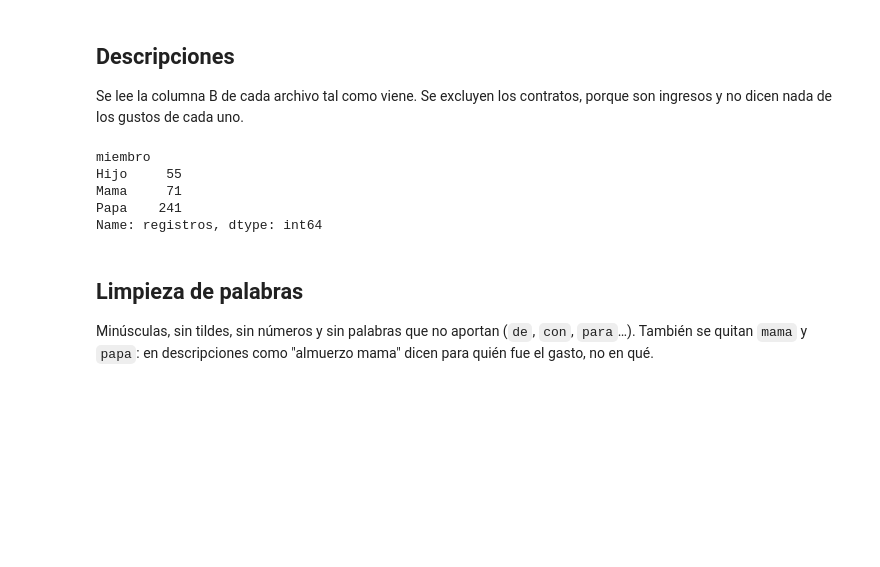
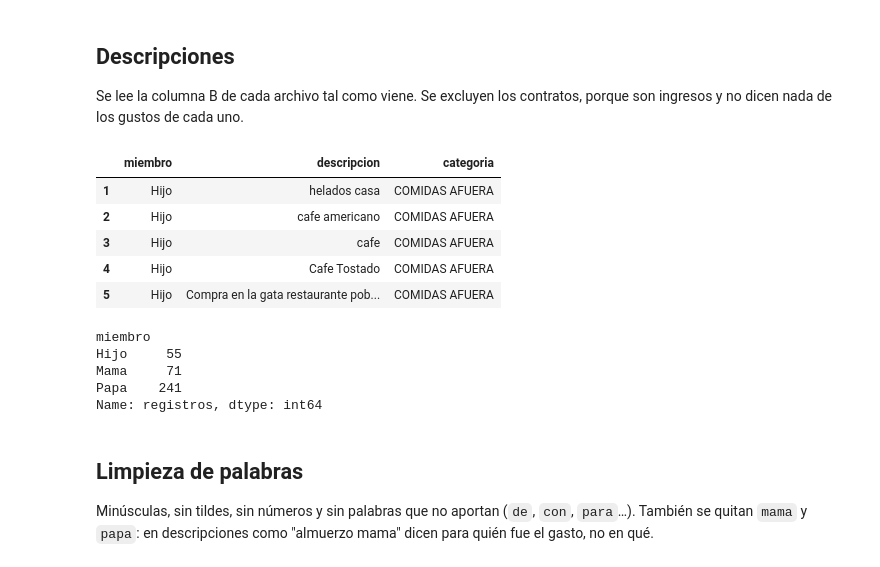
Before and after one commit to Juangonzalez09/Technical-Test-IW, a Jupyter notebook: notebooks/03_nube_palabras.ipynb, the cells around one changed output. Cells and saved outputs as stored; diff of their text form; code cells hidden in the pictures; blank space fills up the shorter version.

```diff
--- a/notebooks/03_nube_palabras.ipynb
+++ b/notebooks/03_nube_palabras.ipynb
@@ -36,21 +36,28 @@ Se lee la columna B de cada archivo tal como viene. Se excluyen los contratos, p
 # %%
 def leer_descripciones(carpeta):
     """Columna B (descripción) y E (categoría) de cada archivo de gastos, con el miembro que la registró."""
     partes = []
     for ruta in sorted(carpeta.glob("Gastos_*")):
         miembro = ruta.stem.split("_")[1]
         if ruta.suffix == ".txt":
             df = pd.read_csv(ruta, sep=";", quotechar="'", dtype=str)
         else:
             df = pd.read_excel(ruta, dtype=str)
         partes.append(pd.DataFrame({"miembro": miembro, "descripcion": df.iloc[:, 1], "categoria": df.iloc[:, 4]}))
     return pd.concat(partes, ignore_index=True)
 
 
 descripciones = leer_descripciones(BRONZE)
 descripciones = descripciones[~descripciones["categoria"].str.lower().str.startswith("contrato")]
+display(descripciones.head())
 descripciones.groupby("miembro").size().rename("registros")
 # %% [output]
+|  | miembro | descripcion | categoria |
+| 1 | Hijo | helados casa | COMIDAS AFUERA |
+| 2 | Hijo | cafe americano | COMIDAS AFUERA |
+| 3 | Hijo | cafe | COMIDAS AFUERA |
+| 4 | Hijo | Cafe Tostado | COMIDAS AFUERA |
+| 5 | Hijo | Compra en la gata restaurante pob... | COMIDAS AFUERA |
 miembro
 Hijo     55
 Mama     71
```
Also changed, not shown: 1 other file.
